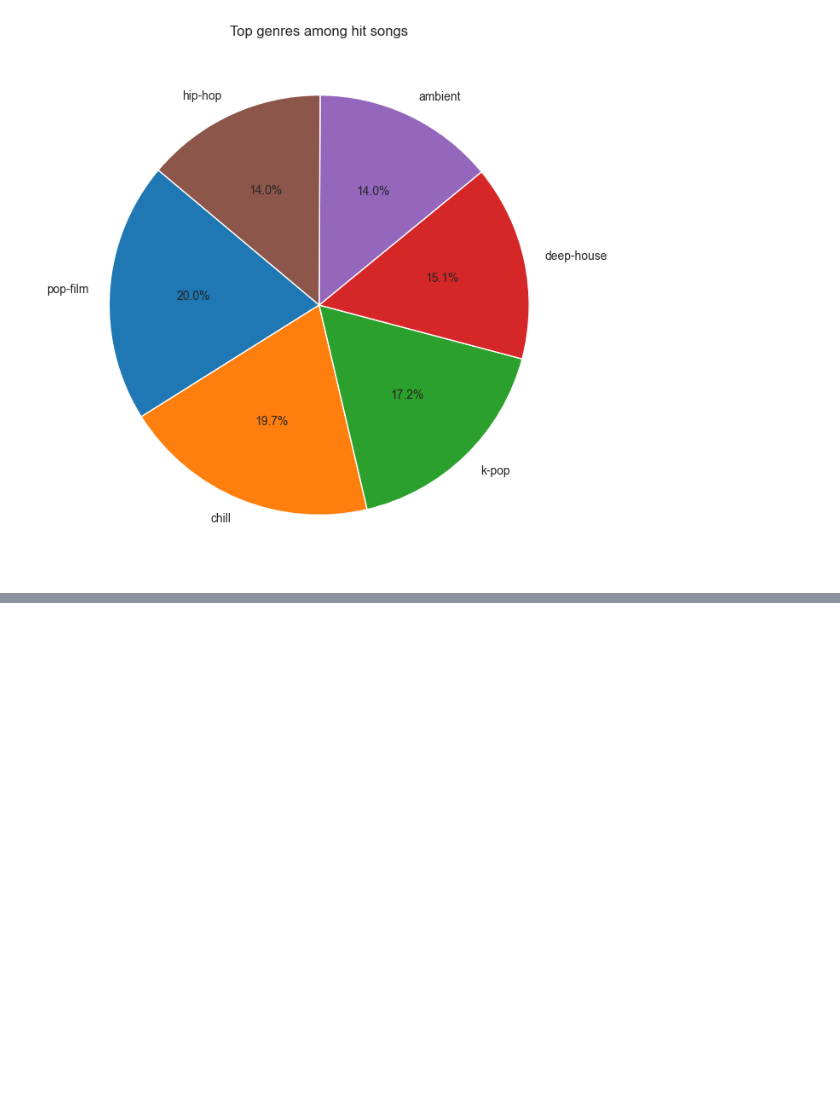
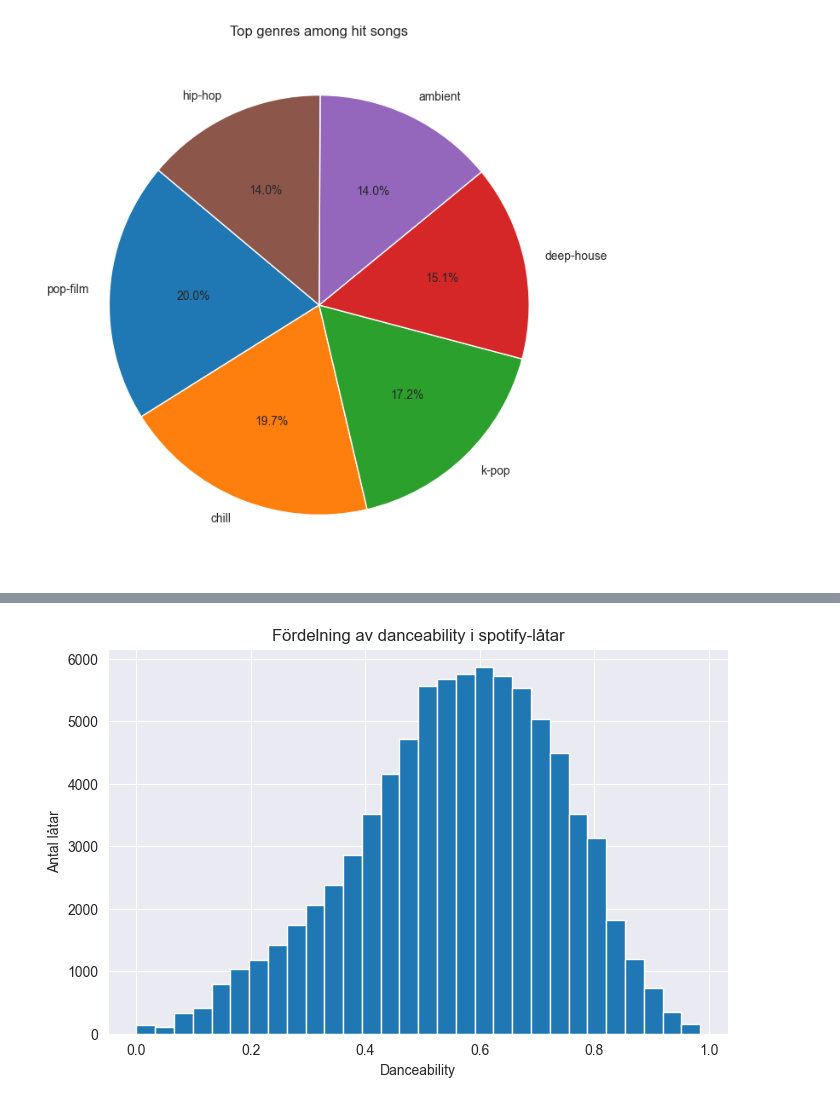
Before and after one commit to LinaHalle/spotify-dataset-analysis, a Jupyter notebook: spotify_analysis.ipynb, the cells around one changed output, grey strips where cells are left out. Drawn from its saved outputs; the diff is of its cells as text; code cells hidden in the pictures; blank space fills up the shorter version.

Commit message:
did a histogram on danceability

```diff
--- a/spotify_analysis.ipynb
+++ b/spotify_analysis.ipynb
@@ -230,0 +238,13 @@ plt.show()
+# %%
+plt.figure(figsize=(8,5))
+
+# rita histogram över danceability
+# bins = antal intervaller(hur finfördelad grafen ska vara)
+plt.hist(df["danceability"], bins=30)
+
+plt.title("Fördelning av danceability i spotify-låtar")
+plt.xlabel("Danceability")
+plt.ylabel("Antal låtar")
+plt.show()
+# %% [output]
+[figure, added]
```
Also changed, not shown: parts of 2 cells of this notebook.
